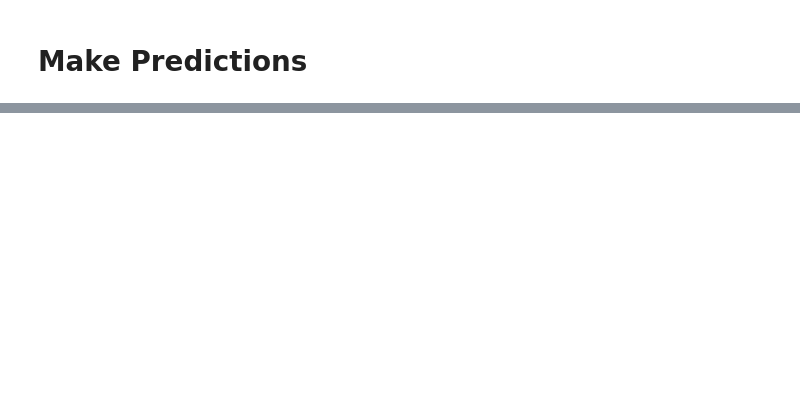
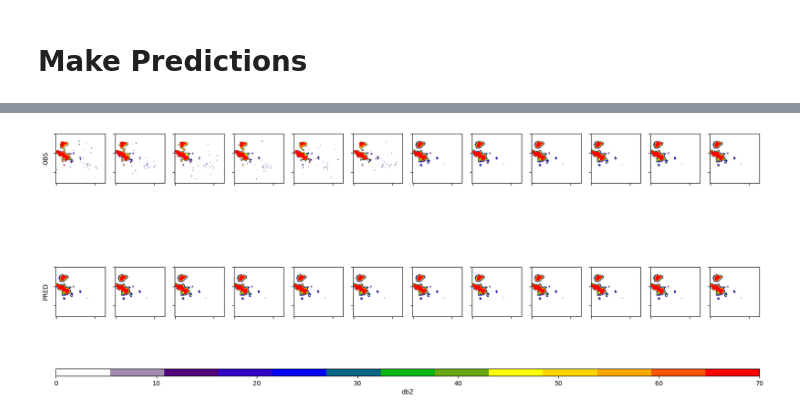
Before and after one commit to XMB-7/src, a Jupyter notebook: _0_draft.ipynb, the cells around one changed output, grey strips where cells are left out. Cells and saved outputs as stored; diff of their text form; code cells hidden in the pictures; blank space fills up the shorter version.

```diff
--- a/_0_draft.ipynb
+++ b/_0_draft.ipynb
@@ -1674,8 +1908,10 @@ def get_color_map():
     cmap_name = "darts"
     return LinearSegmentedColormap.from_list(cmap_name, colors, N=13)
     # ? 这个N=13啥意思?
+
+cmap = get_color_map()
 # %%
-def plot_obs_pred(X, Y, N=3, plot_inputs=False):
+def plot_obs_pred(X, Y, N=args.n_outputs, plot_inputs=False):
 #     if plot_inputs:
 #         for i in range(args.n_inputs):
 #             plt.subplot(1, args.n_inputs, i + 1)
@@ -1773,2 +2011,4 @@ for i in range(args.n_inputs):
 # %%
-plot_obs_pred(X, Y, N=3, plot_inputs=False)
+plot_obs_pred(X, Y, N=args.n_outputs, plot_inputs=False)
+# %% [output]
+[figure, added]
```
Also changed, not shown: parts of 100 cells of this notebook.
